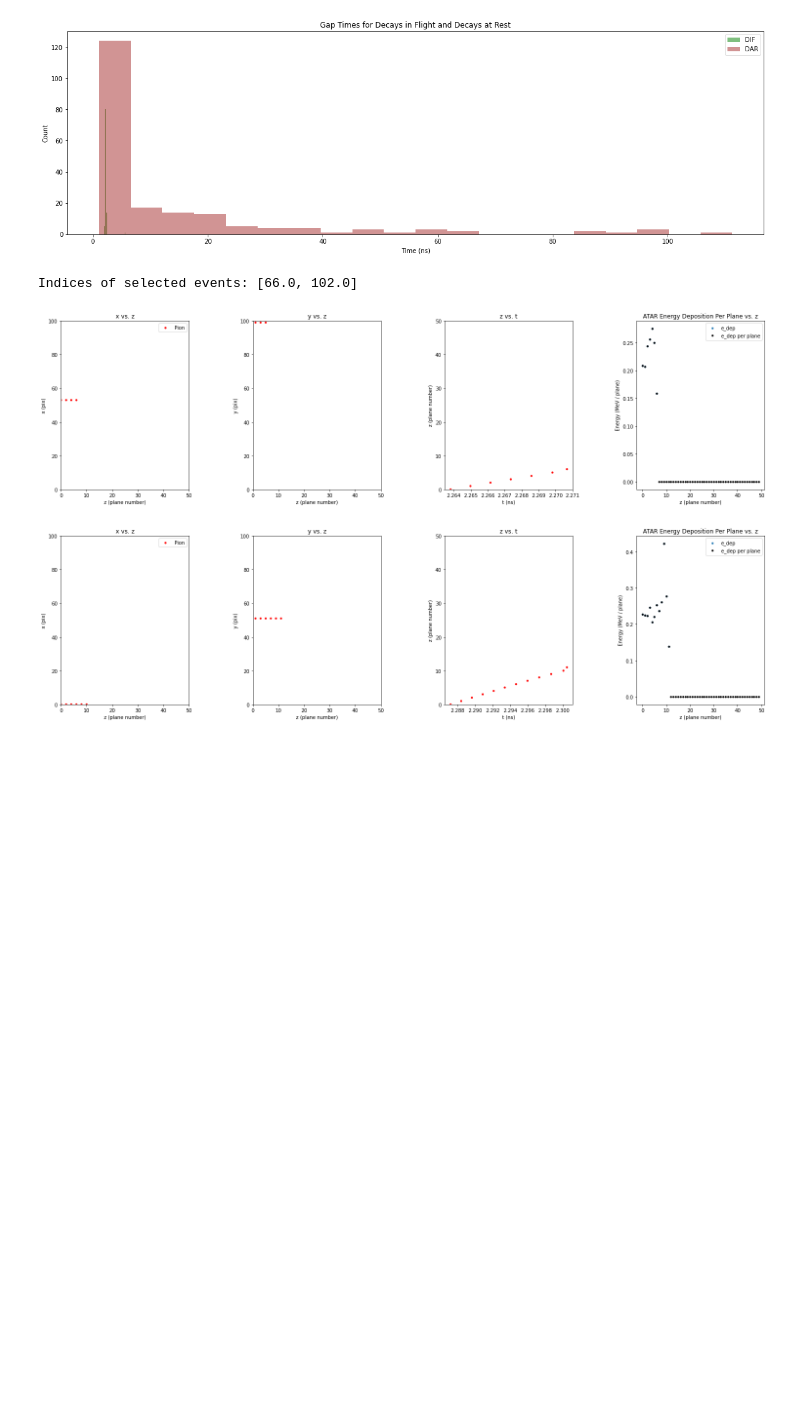
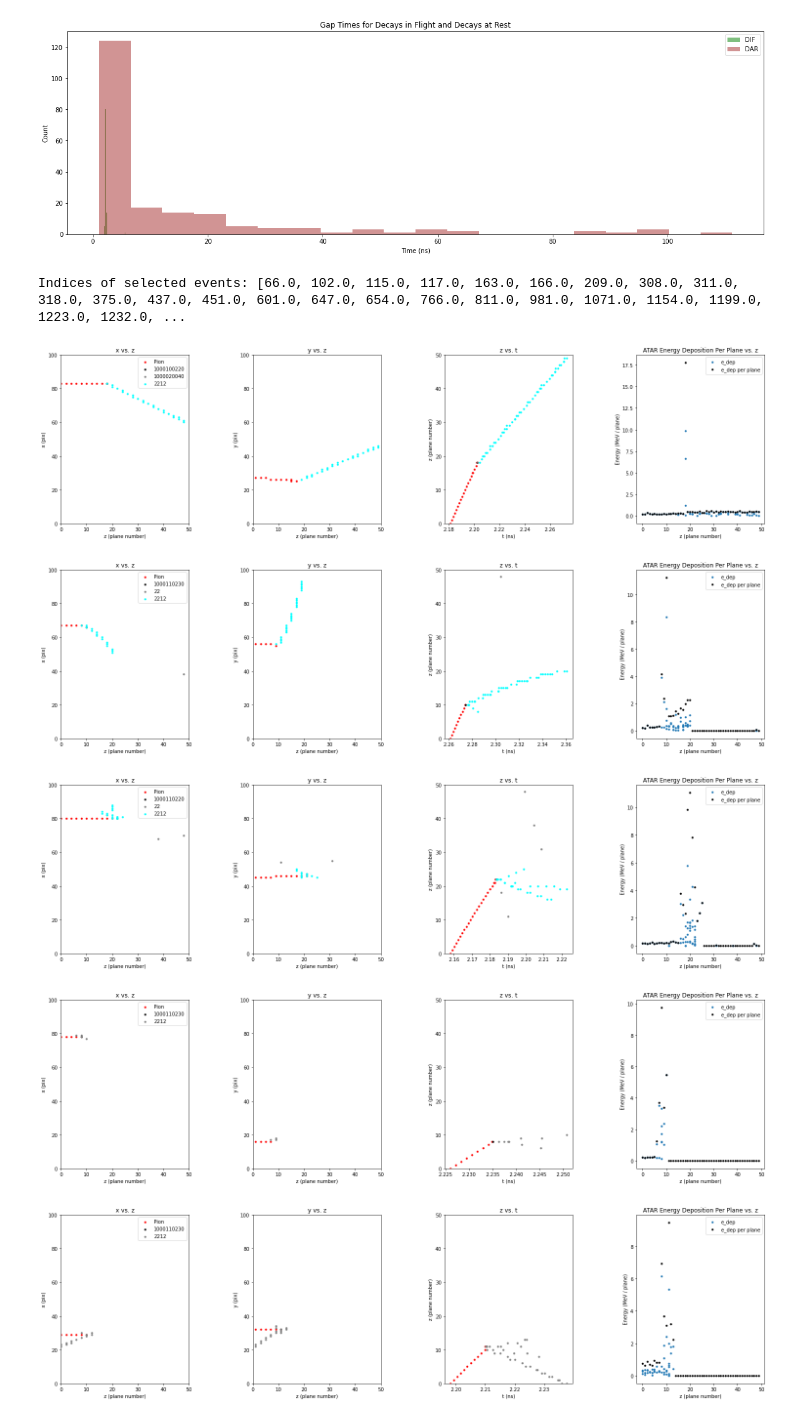
Before and after one commit to blah151/ATAR-Decay-Exploration, a Jupyter notebook: atar_exploration.ipynb, the cells around one changed output. Saved outputs shown, nothing was run; the diff lists cells and outputs as text; code cells hidden in the pictures; blank space fills up the shorter version.

Commit message:
Fixed unidentified particles being plotted as incorrect colors and now display their pdgs.

```diff
--- a/atar_exploration.ipynb
+++ b/atar_exploration.ipynb
@@ -21,7 +19,6 @@ def process_event(tree, event_index):
     #Store pixel hits for the entry printed above in which a pion didn't decay at rest.
     pixel_times = tree.pixel_time
     pixel_hits = tree.pixel_hits
-    pixel_pdg = tree.pixel_pdg
     pixel_edep = tree.pixel_edep
 
     #Initialize lists for storing color (for labeling data points according to decay product), t, x, y, z, energy, and energy per plane using the Event class.
@@ -39,18 +36,6 @@ def process_event(tree, event_index):
         last_time = cur_time    #Allows us to note any large time gaps for later analysis.
         cur_time = pixel_times[i]
 
-        if pixel_pdg[i] == 211:
-            cur_color = "r"     # +Pion
-        elif pixel_pdg[i] == -11:
-            cur_color = "b"     # Positron
-        elif pixel_pdg[i] == 11:
-            cur_color = "g"     # Electron
-        elif pixel_pdg[i] == -13:
-            cur_color = "y"     # +Muon
-        elif pixel_pdg[i] == 13:
-            cur_color = "p"     # -Muon
-
-        event.c_data.append(cur_color)
         event.t_data.append(cur_time)
 
         if(plane % 2 == 0):
@@ -70,6 +55,9 @@ def process_event(tree, event_index):
         #Keep track of sum of energies deposited in each plane.
         event.E_per_plane[plane] += pixel_edep[i]
 
+    #Keep track of particle IDs.
+    event.pixel_pdgs = tree.pixel_pdg
+
     #Keep track of maximum energy deposited per plane in this event.
     event.max_E = max(event.E_per_plane)
 
@@ -191,7 +206,7 @@ def select_events(tree, is_event_DAR, num_events):
 #display_plots = True / False controls whether event data is plotted or not.
 #num_events allows us to plot multiple events with the specified conditions from the tree.\
 #gap_times = True / False means we should show / not show gap times between decays if any are present.
-def event_visualization(tree, is_event_DAR, display_text_output, display_plots, num_events):
+def event_visualization(tree, is_event_DAR, display_text_output, display_outliers, num_events):
 
     #Get num_events indices for events that satisfy DAR / DIF criteria.
     event_indices = select_events(tree, is_event_DAR, num_events)
@@ -209,7 +224,8 @@ def event_visualization(tree, is_event_DAR, display_text_output, display_plots,
         if display_text_output:
             display_event(e)
 
-        if display_plots:
+        #Show events with abnormally large energies if we want.
+        if display_outliers and e.max_E > 7.5:
             plot_event(e, 50)
 
         for gt in e.gap_times:
@@ -217,6 +233,7 @@ def event_visualization(tree, is_event_DAR, display_text_output, display_plots,
 
         max_Es.append(e.max_E)
 
+
     return (max_Es, gap_times)
 # %%
 #Compare the maximum energy deposition of decays in flight and decays at rest. Show mean, median, and standard deviation for both sets of maximum energies, then plot them in
@@ -316,12 +334,15 @@ gap_times_DAR_std: 20.683743591285648
 [figure]
 [figure]
 # %%
-#Just look at plots for the pion --> e data.
-out_data = event_visualization(PiEtree, 0, False, True, 2)
+#Just look at outlier plots for the pion --> e data.
+out_data = event_visualization(PiEtree, 0, False, True, 100)
 # %% [output]
-Indices of selected events: [66.0, 102.0]
+Indices of selected events: [66.0, 102.0, 115.0, 117.0, 163.0, 166.0, 209.0, 308.0, 311.0, 318.0, 375.0, 437.0, 451.0, 601.0, 647.0, 654.0, 766.0, 811.0, 981.0, 1071.0, 1154.0, 1199.0, 1223.0, 1232.0, ...
-[figure, old version]
+[figure, new version]
-[figure, old version]
+[figure, new version]
+[figure, added]
+[figure, added]
+[figure, added]
 # %%
 #Compare energy deposition and gap times of DARs and DIFs for pion --> muon --> e data.
 PiMuEfile = r.TFile("pienux_out_stripped_muons.root")
```
Also changed, not shown: parts of 7 cells of this notebook, 1 other file.
